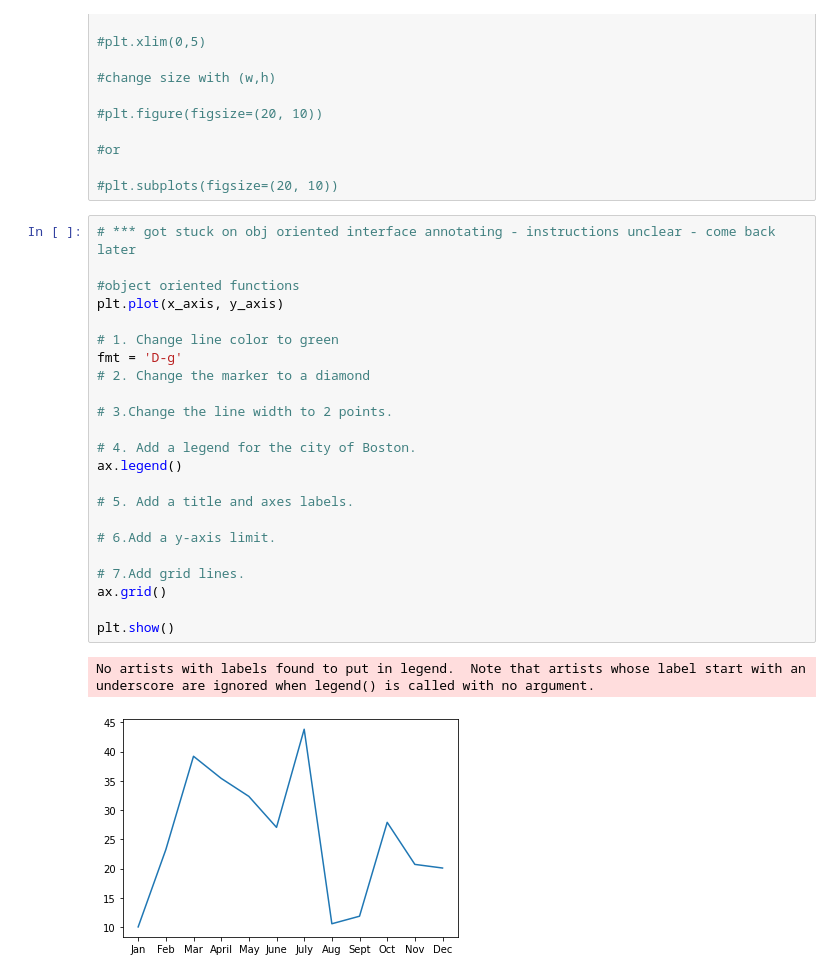
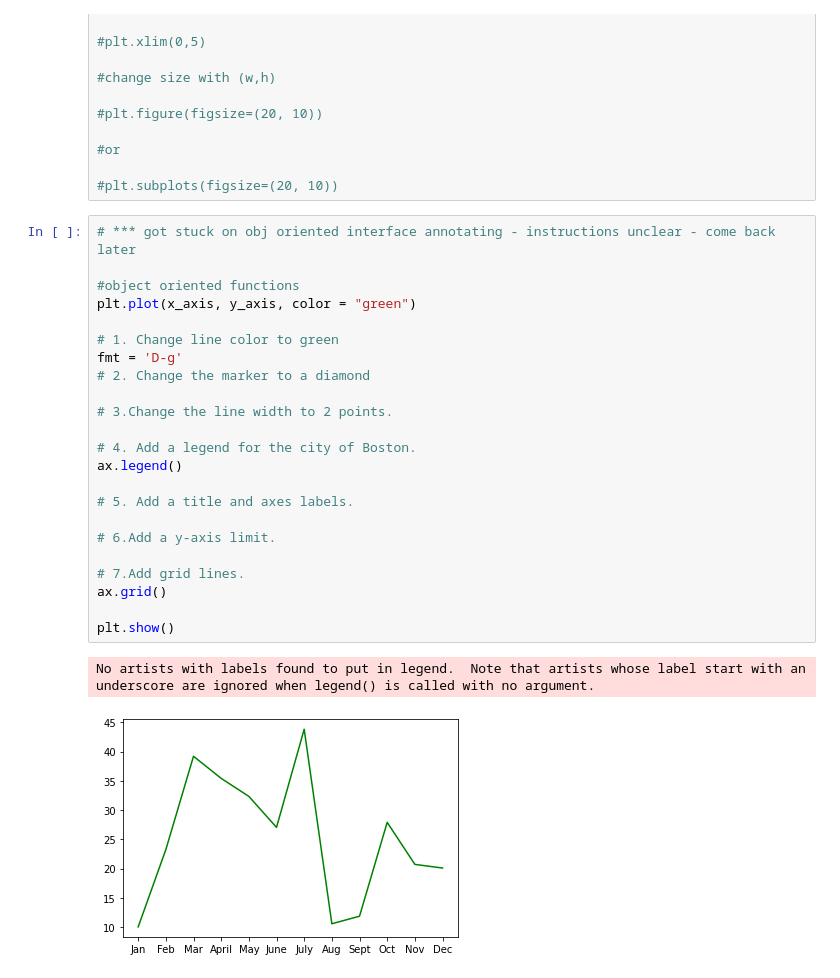
Before and after one commit to sarahrosegallagher/PyBer_Analysis, a Jupyter notebook: Additional Exercises/line.ipynb, the cells around one changed output. Cells and saved outputs as stored; diff of their text form.

```diff
--- a/Additional Exercises/line.ipynb
+++ b/Additional Exercises/line.ipynb
@@ -82,26 +82,26 @@ plt.legend()
 # %%
 # *** got stuck on obj oriented interface annotating - instructions unclear - come back later
 
 #object oriented functions
-plt.plot(x_axis, y_axis)
+plt.plot(x_axis, y_axis, color = "green")
 
 # 1. Change line color to green
 fmt = 'D-g'
 # 2. Change the marker to a diamond
 
 # 3.Change the line width to 2 points.
 
 # 4. Add a legend for the city of Boston.
 ax.legend()
 
 # 5. Add a title and axes labels.
 
 # 6.Add a y-axis limit.
 
 # 7.Add grid lines.
 ax.grid()
 
 plt.show()
 # %% [output]
 No artists with labels found to put in legend.  Note that artists whose label start with an underscore are ignored when legend() is called with no argument.
-[figure, old version]
+[figure, new version]
```
Also changed, not shown: 1 other file.
